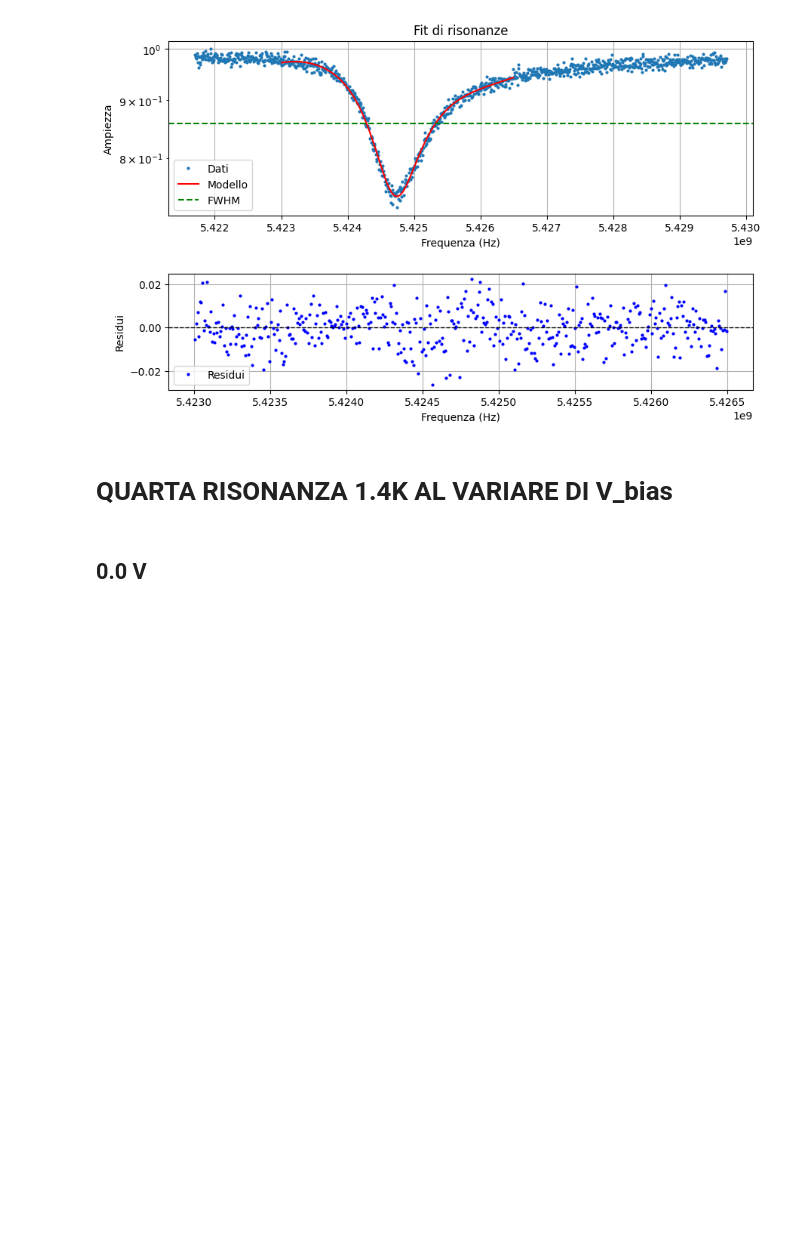
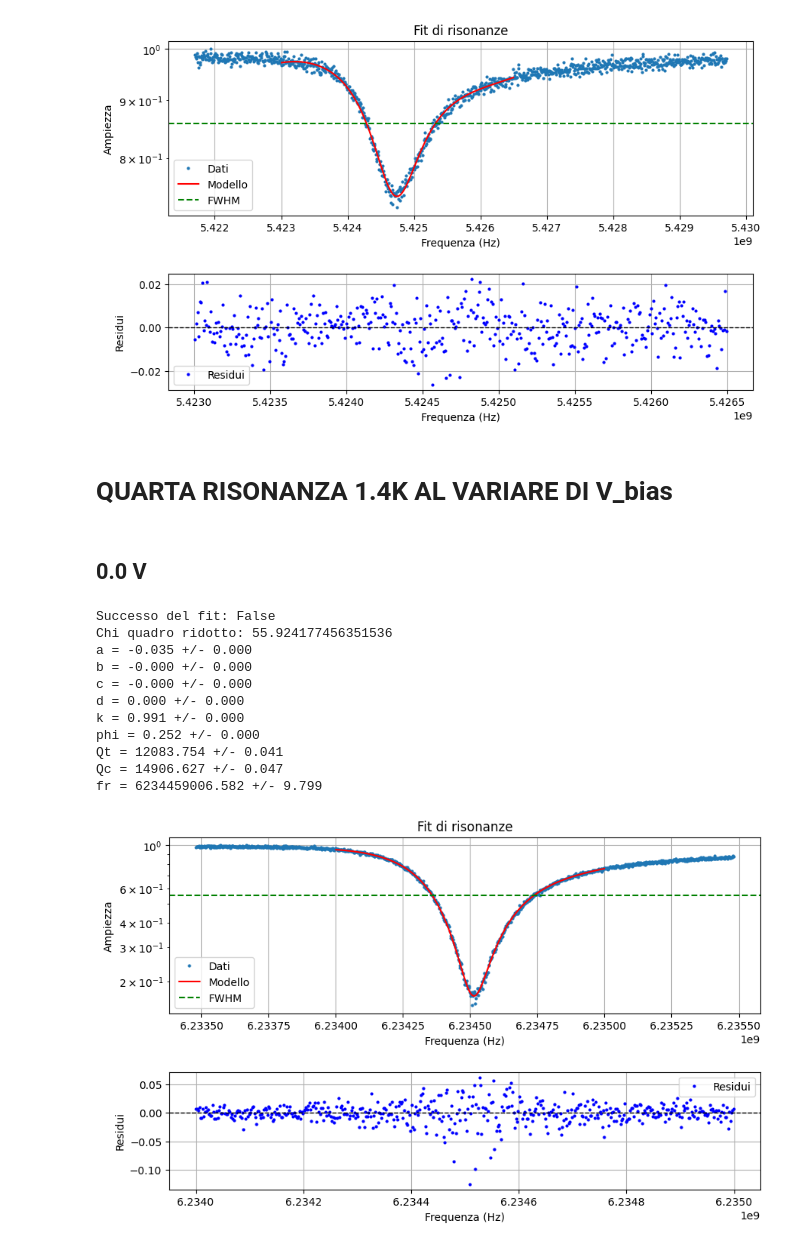
Before and after one commit to biqute/QTLab2425, a Jupyter notebook: 2Dqubit/presa_dati/Fit_1.4K/fit_1.4K.ipynb, the cells around one changed output. Cells and saved outputs as stored; diff of their text form; code cells hidden in the pictures; blank space fills up the shorter version.

```diff
--- a/2Dqubit/presa_dati/Fit_1.4K/fit_1.4K.ipynb
+++ b/2Dqubit/presa_dati/Fit_1.4K/fit_1.4K.ipynb
@@ -13,6 +13,7 @@ import resonance_fit
 ## 0.0 V
 # %%
 y = []
+V = [0.0, 0.25, 0.5, 0.8, 1.0, 1.25, 1.5, 1.8, 2, 2.25, 2.5, 2.8, 3, 3.25, 3.5, 3.8]
 #----------------------- V = 0.0 -------------------------------------------
 fr_list = []
 Qc_list = []
@@ -1056,0 +1000,58 @@ x = V / 2
+# %%
+y = []
+V = [0.0, 0.5, 1.0, 1.5, 2.0, 2.5, 3.0, 3.5, 4.0, 4.5, 5.0, 5.5, 6.0, 6.5, 7.0]
+#----------------------- V = 0.0 -------------------------------------------
+fr_list = []
+Qc_list = []
+Qt_list = []
+a_list = []
+b_list = []
+c_list = []
+d_list = []
+k_list = []
+phi_list = []
+
+initial_params = {
+    'a': 1,
+    'b': 10e-9,
+    'c': 10e-18,
+    'd': 10e-27,
+    'k': 6,           # aumentato
+    'phi': 0.3,       # lasciato vicino a valore attuale
+    'Qt': 9000,       # leggermente ridotto
+    'Qc': 10000,      # sensibilmente ridotto
+    'fr': 6.2e9    # centrato visivamente sul minimo
+}
+
+file_path = f"Cavity_resonances_1.4K/Resonance4/res4-50dBm_0.0V.txt"
+fr, qc, qt, a, b, c, d, k, phi = resonance_fit.fit_cut(file_path, None, None,6.234e9, 6.235e9, initial_params=initial_params)
+
+fr_list.append(fr)
+Qc_list.append(qc)
+Qt_list.append(qt)
+a_list.append(a)
+b_list.append(b)
+c_list.append(c)
+d_list.append(d)
+k_list.append(k)
+phi_list.append(phi)
+
+f_r = np.array(fr_list)
+y=(f_r-f_r[0])/ f_r[0]  # Calcola la variazione percentuale della frequenza di risonanza rispetto al primo valore
+V = np.array(V)
+
+
+x = V / 1.997
+# %% [output]
+Successo del fit: False
+Chi quadro ridotto: 55.924177456351536
+a = -0.035 +/- 0.000
+b = -0.000 +/- 0.000
+c = -0.000 +/- 0.000
+d = 0.000 +/- 0.000
+k = 0.991 +/- 0.000
+phi = 0.252 +/- 0.000
+Qt = 12083.754 +/- 0.041
+Qc = 14906.627 +/- 0.047
+fr = 6234459006.582 +/- 9.799
+[figure, added]
```
Also changed, not shown: parts of 31 cells of this notebook.
